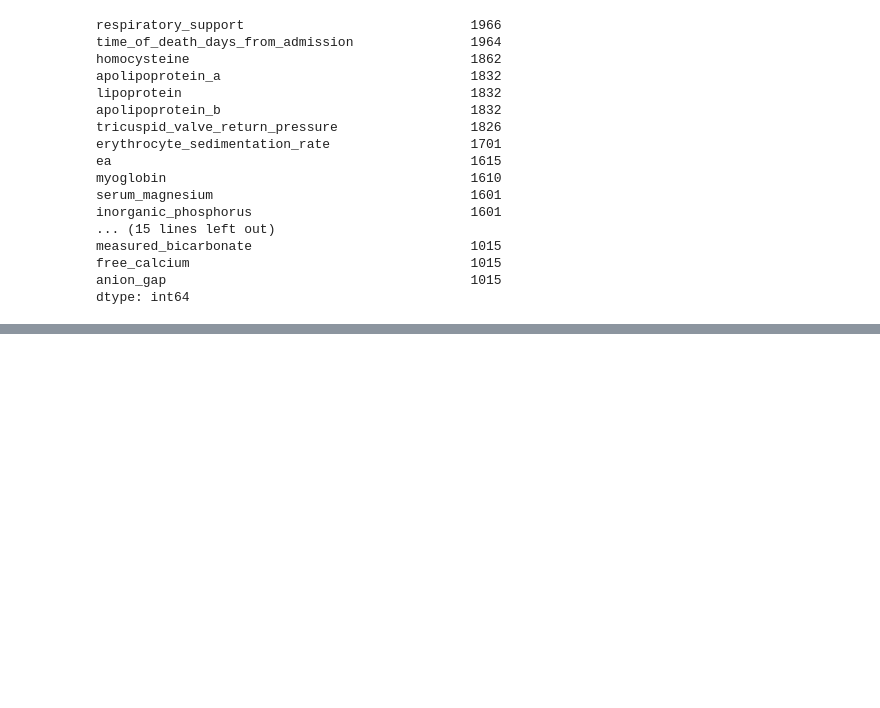
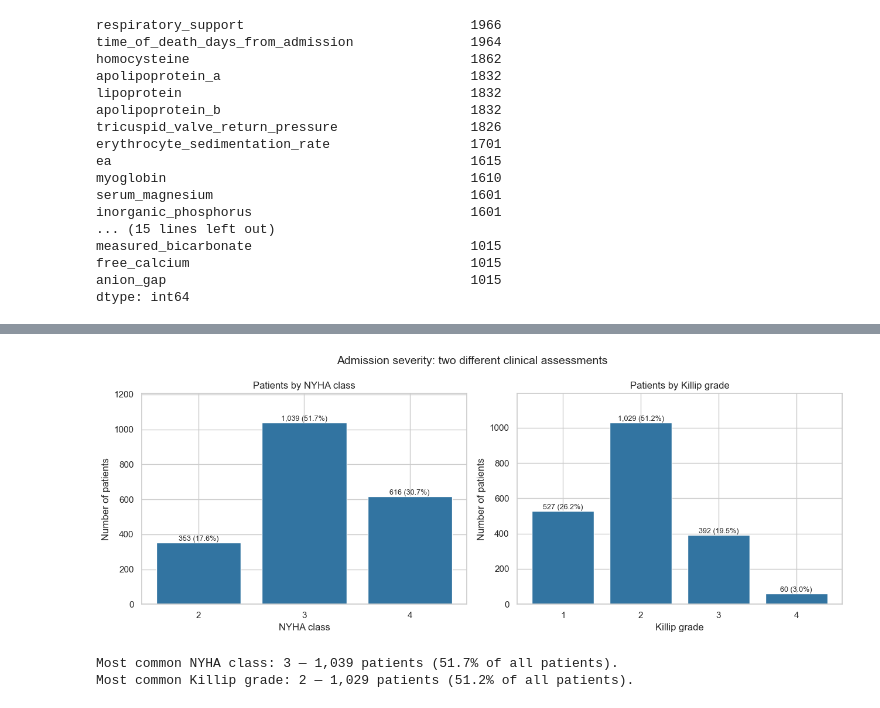
Before and after one commit to shraddhaparakh/Team11_PyInsights_Python-Hackathon-_SEP2026, a Jupyter notebook: Team11_PyInsights_2. Descriptive Analysis.ipynb, the cells around one changed output, grey strips where cells are left out. Cells and saved outputs as stored; diff of their text form; code cells hidden in the pictures; blank space fills up the shorter version.

```diff
--- a/Team11_PyInsights_2. Descriptive Analysis.ipynb
+++ b/Team11_PyInsights_2. Descriptive Analysis.ipynb
@@ -53,19 +53,30 @@ The master table is loaded from the cleaned-data folder so that this notebook
 uses the same validated analytical population without repeating the earlier
 cleaning and merging process.
 # %%
-# Project and cleaned-data paths
-DATA_PATH = Path(
+# Use the team's original data folder when it is available.
+TEAM_DATA_PATH = Path(
     r"C:\Users\arjai\Documents\Shraddha Job Search\Data Science\Python\Hackathon Sept 2026\Python_Hackathon_Sep_2026"
 )
 
+# Jupyter normally starts in the notebook folder; also check its parent.
+# In either folder, the cleaning notebook should have created cleaned_data/patient_master.csv.
+candidate_folders = [TEAM_DATA_PATH, Path.cwd(), Path.cwd().parent]
+DATA_PATH = next(
+    (folder for folder in candidate_folders
+     if (folder / "cleaned_data" / "patient_master.csv").is_file()),
+    None,
+)
+if DATA_PATH is None:
+    raise FileNotFoundError(
+        "Cannot find cleaned_data/patient_master.csv. Run the team's cleaning "
+        "notebook first, or open this notebook from the project folder."
+    )
+
 CLEANED_PATH = DATA_PATH / "cleaned_data"
-
-# Load the validated master patient dataset
 MASTER_PATH = CLEANED_PATH / "patient_master.csv"
-
 patient_master = pd.read_csv(MASTER_PATH)
 
-print("Master patient dataset loaded successfully.")
+print("Master patient dataset loaded from:", MASTER_PATH)
 print(f"Rows: {patient_master.shape[0]:,}")
 print(f"Columns: {patient_master.shape[1]:,}")
 # %% [output]
@@ -160,0 +224,24 @@ dtype: int64
+# %%
+# Step 2: Show one bar chart per clinical assessment, with both counts and percentages.
+fig, axes = plt.subplots(1, 2, figsize=(13, 5))
+for ax, (name, summary) in zip(axes, severity_tables.items()):
+    bars = ax.bar(summary["Grade"].astype(str), summary["Patients"], color="#3274a1")
+    ax.set(title=f"Patients by {name}", xlabel=name, ylabel="Number of patients")
+    ax.set_ylim(0, max(1, summary["Patients"].max()) * 1.16)
+    for bar, count, percent in zip(bars, summary["Patients"], summary["Percent of all patients"]):
+        ax.text(bar.get_x() + bar.get_width() / 2, bar.get_height(),
+                f"{count:,} ({percent:.1f}%)", ha="center", va="bottom", fontsize=9)
+
+fig.suptitle("Admission severity: two different clinical assessments", fontsize=14)
+plt.tight_layout()
+plt.show()
+
+# State a finding using the real counts after the dataset has been loaded.
+for name, summary in severity_tables.items():
+    largest = summary.loc[summary["Patients"].idxmax()]
+    print(f"Most common {name}: {int(largest['Grade'])} — "
+          f"{int(largest['Patients']):,} patients ({largest['Percent of all patients']:.1f}% of all patients).")
+# %% [output]
+[figure, added]
+Most common NYHA class: 3 — 1,039 patients (51.7% of all patients).
+Most common Killip grade: 2 — 1,029 patients (51.2% of all patients).
```
Also changed, not shown: parts of 14 cells of this notebook.
